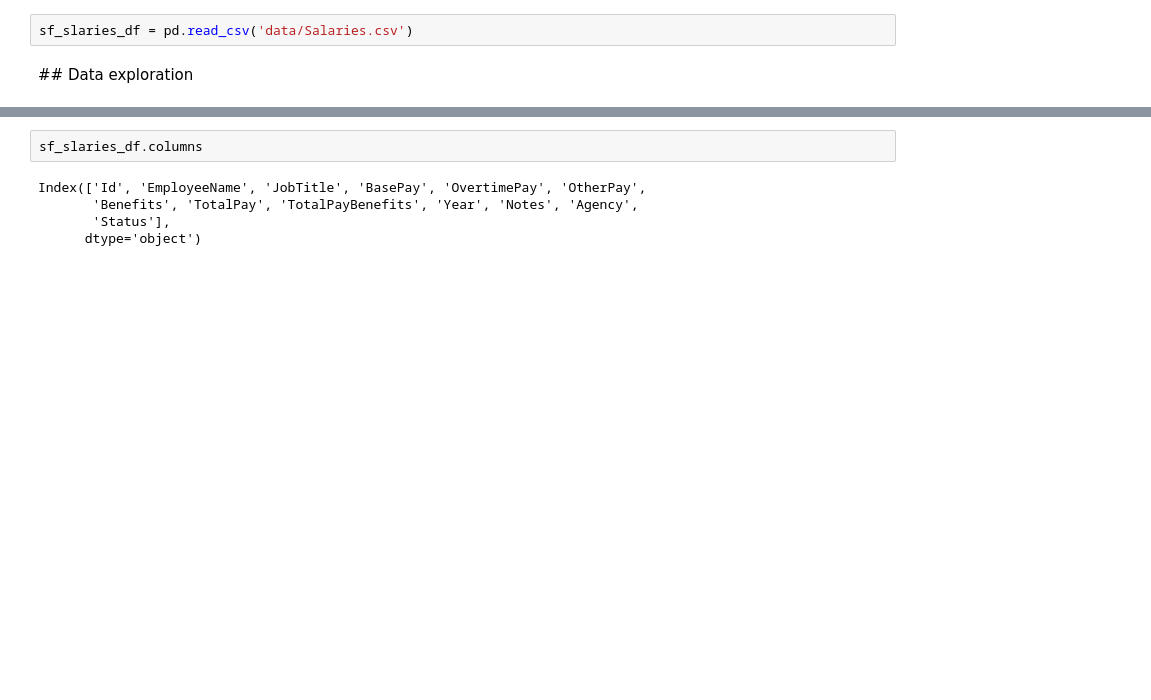
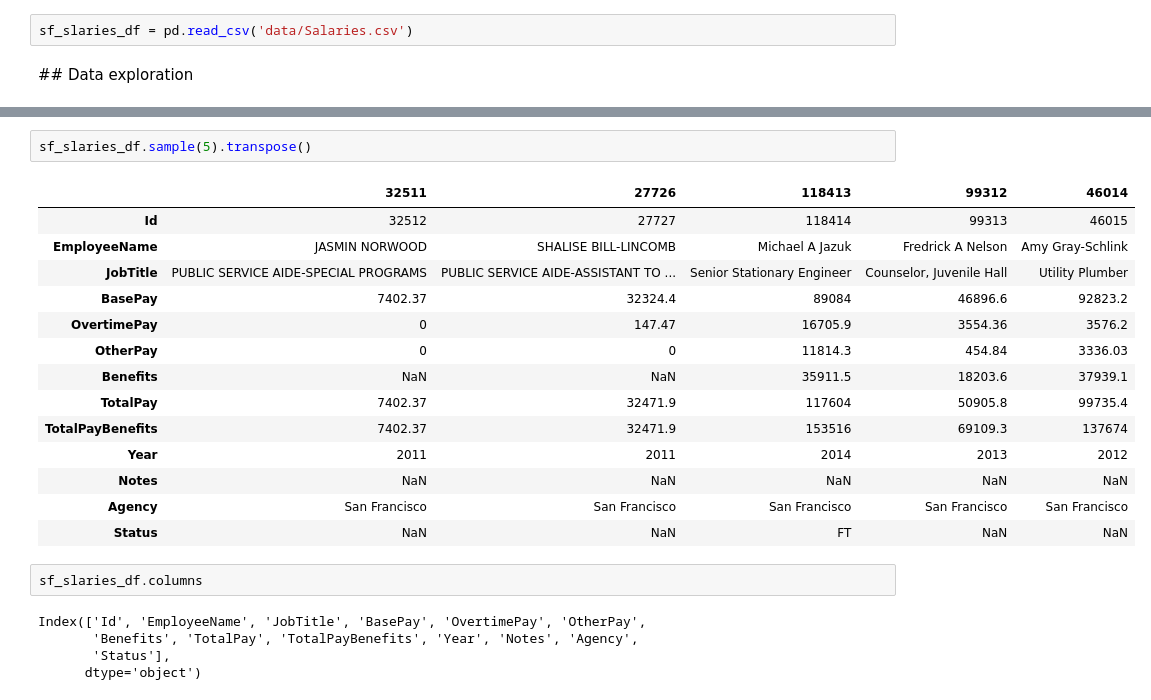
Before and after one commit to yassineAlouini/first-steps-data-science, a Jupyter notebook: first_steps_in_data_science.ipynb, the cells around one changed output, grey strips where cells are left out. Cells and saved outputs as stored; diff of their text form; blank space fills up the shorter version.

```diff
--- a/first_steps_in_data_science.ipynb
+++ b/first_steps_in_data_science.ipynb
@@ -127,3 +127,20 @@ sf_slaries_df.tail()
+# %%
+sf_slaries_df.sample(5).transpose()
+# %% [output]
+|  | 32511 | 27726 | 118413 | 99312 | 46014 |
+| Id | 32512 | 27727 | 118414 | 99313 | 46015 |
+| EmployeeName | JASMIN NORWOOD | SHALISE BILL-LINCOMB | Michael A Jazuk | Fredrick A Nelson | Amy Gray-Schlink |
+| JobTitle | PUBLIC SERVICE AIDE-SPECIAL PROGRAMS | PUBLIC SERVICE AIDE-ASSISTANT TO ... | Senior Stationary Engineer | Counselor, Juvenile Hall | Utility Plumber |
+| BasePay | 7402.37 | 32324.4 | 89084 | 46896.6 | 92823.2 |
+| OvertimePay | 0 | 147.47 | 16705.9 | 3554.36 | 3576.2 |
+| OtherPay | 0 | 0 | 11814.3 | 454.84 | 3336.03 |
+| Benefits | NaN | NaN | 35911.5 | 18203.6 | 37939.1 |
+| TotalPay | 7402.37 | 32471.9 | 117604 | 50905.8 | 99735.4 |
+| TotalPayBenefits | 7402.37 | 32471.9 | 153516 | 69109.3 | 137674 |
+| Year | 2011 | 2011 | 2014 | 2013 | 2012 |
+| Notes | NaN | NaN | NaN | NaN | NaN |
+| Agency | San Francisco | San Francisco | San Francisco | San Francisco | San Francisco |
+| Status | NaN | NaN | FT | NaN | NaN |
 # %%
 sf_slaries_df.columns
 # %% [output]
```
Also changed, not shown: parts of 8 cells of this notebook, 2 other files.
